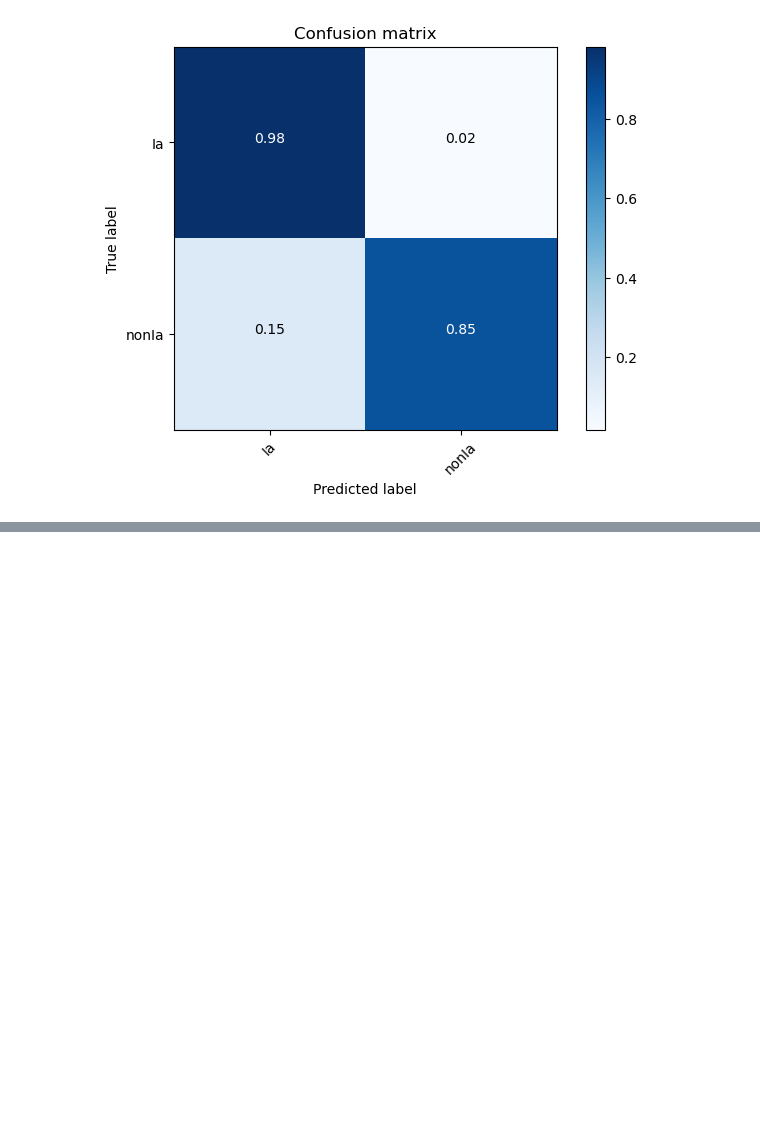
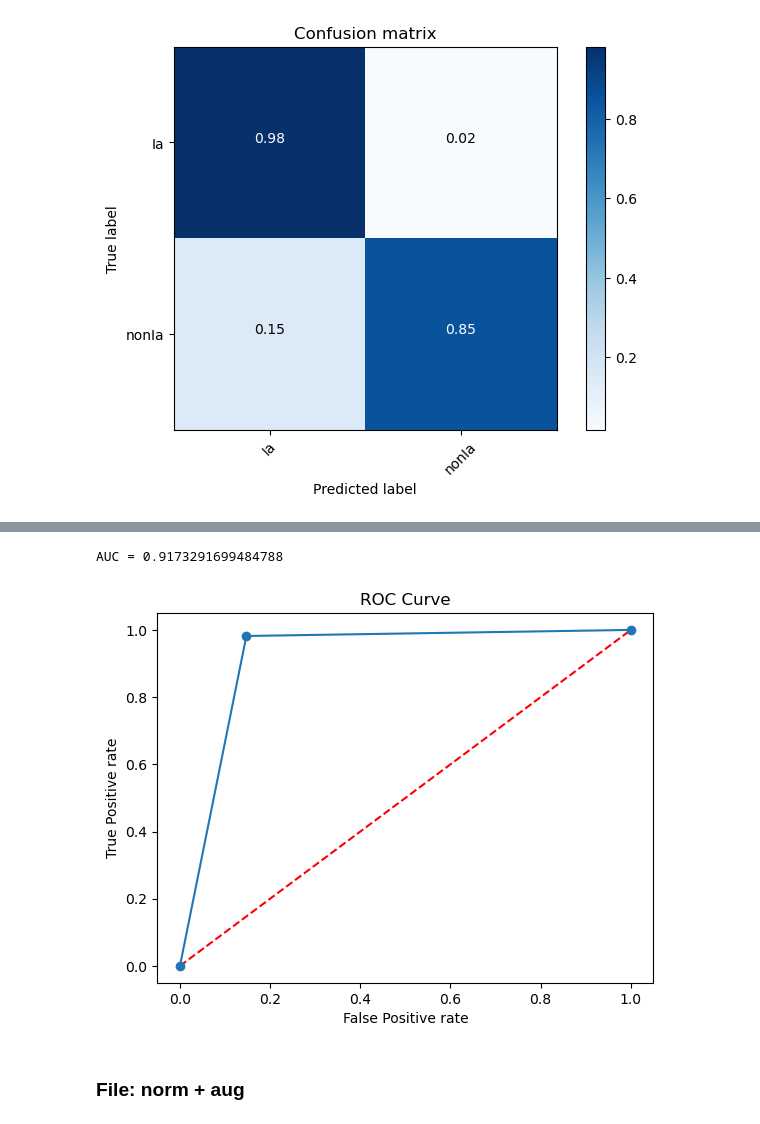
Before and after one commit to ale-cartes/Supernovae-Complete-Pipeline, a Jupyter notebook: A-Moller sim/RNN_prediction.ipynb, the cells around one changed output, grey strips where cells are left out. Saved outputs shown, nothing was run; the diff lists cells and outputs as text; code cells hidden in the pictures; blank space fills up the shorter version.

```diff
--- a/A-Moller sim/RNN_prediction.ipynb
+++ b/A-Moller sim/RNN_prediction.ipynb
@@ -120,0 +162,5 @@ Normalized confusion matrix
+# %%
+curves_file = np.load('data_folder/curves_RNN_norm.npy')
+types_file = np.load('data_folder/types_RNN_norm.npy')
+
+model_predict_file = best_model.predict(curves_file)
@@ -120,0 +169,6 @@ Normalized confusion matrix
+# %%
+nan_index_file = np.argwhere(np.isnan(model_predict_file))
+print(f"#NaN values: {nan_index_file.size}")
+
+mask_file = np.ones(model_predict_file.shape, dtype=bool)
+mask_file[nan_index_file] = False
@@ -120,0 +183,9 @@ Normalized confusion matrix
+# %%
+plot_roc_curve(types_file[mask_file],
+               model_predict_file[mask_file].round(),
+               auc_print=True)
+# %% [output]
+AUC = 0.9173291699484788
+[figure, added]
+# %% [markdown]
+### File: norm + aug
```
Also changed, not shown: parts of 22 cells of this notebook, 6 other files.
